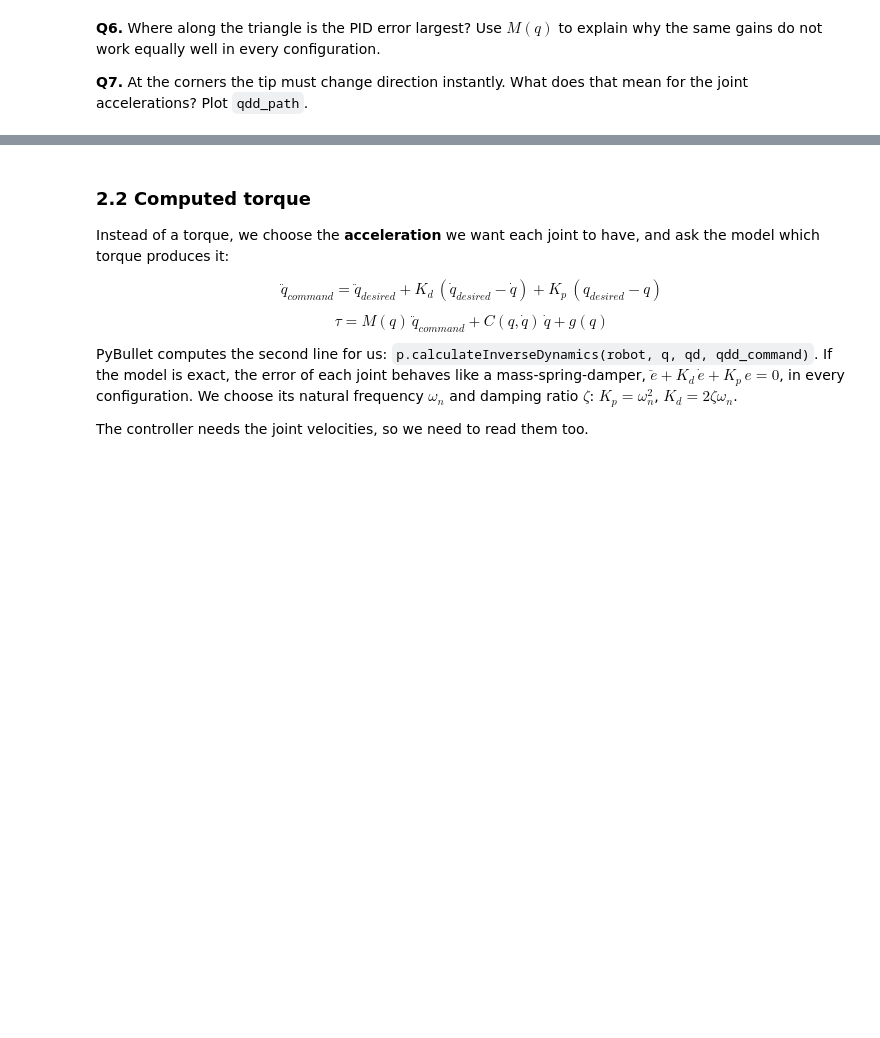
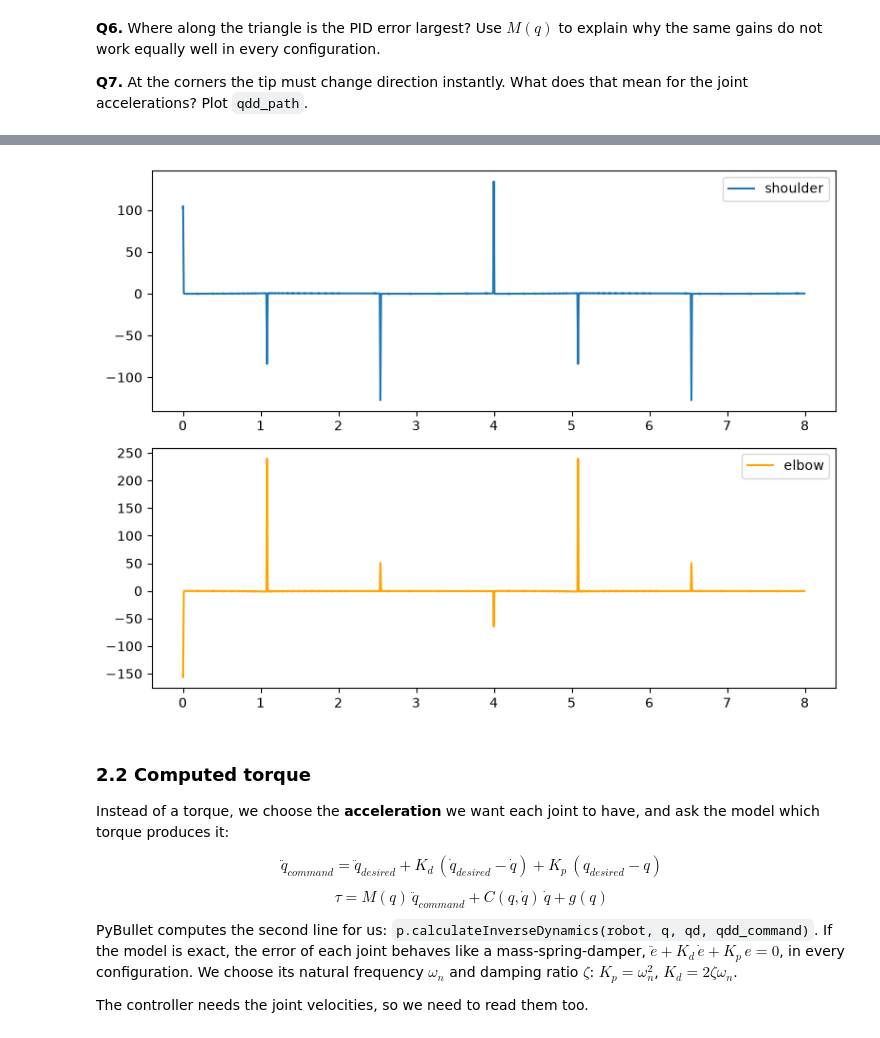
Before and after one commit to Eva-MariaO/medical-robotics-2026-robmed-group7, a Jupyter notebook: week-3/robmed_control_EO.ipynb, the cells around one changed output, grey strips where cells are left out. Drawn from its saved outputs; the diff is of its cells as text; code cells hidden in the pictures; blank space fills up the shorter version.

```diff
--- a/week-3/robmed_control_EO.ipynb
+++ b/week-3/robmed_control_EO.ipynb
@@ -510,5 +650,17 @@ for elbow in [0.0, np.pi / 2, 2.5]:
 
 **Answer Q7.**:
+# %%
+fig, axes = plt.subplots(2, 1, figsize=(8, 6))
+
+axes[0].plot(times, qdd_path[:, 0], label="shoulder")
+axes[0].legend()
+
+axes[1].plot(times, qdd_path[:, 1], label="elbow", color='orange')
+axes[1].legend()
+
+plt.tight_layout()
+# %% [output]
+[figure, added]
 # %% [markdown]
 ### 2.2 Computed torque
 
```
Also changed, not shown: parts of 15 cells of this notebook.
